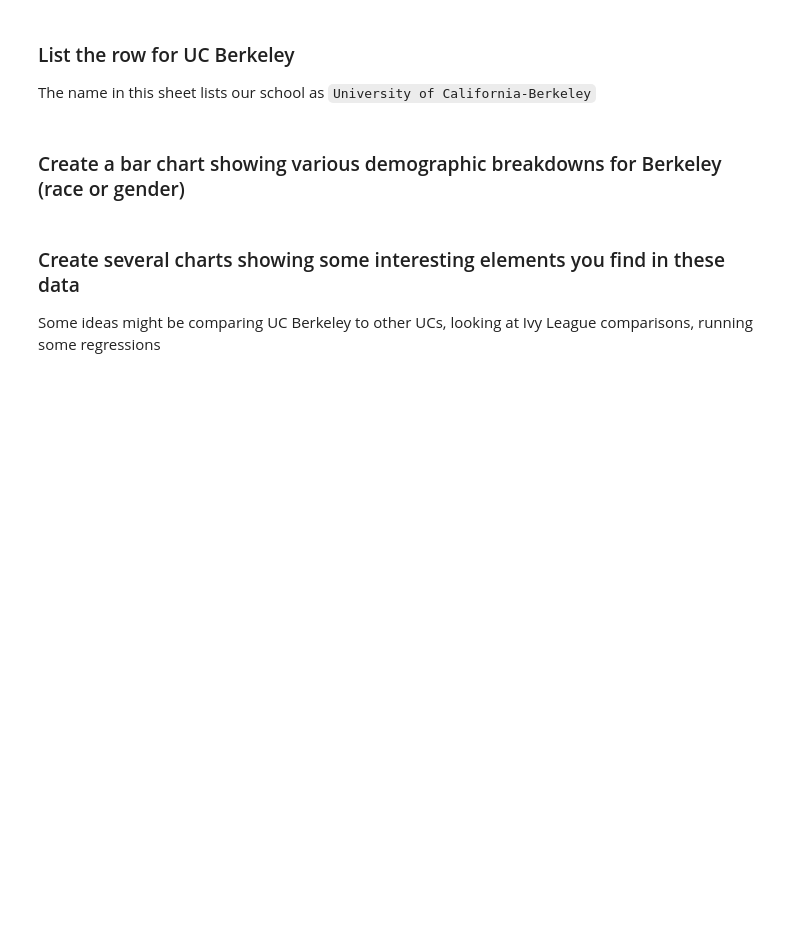
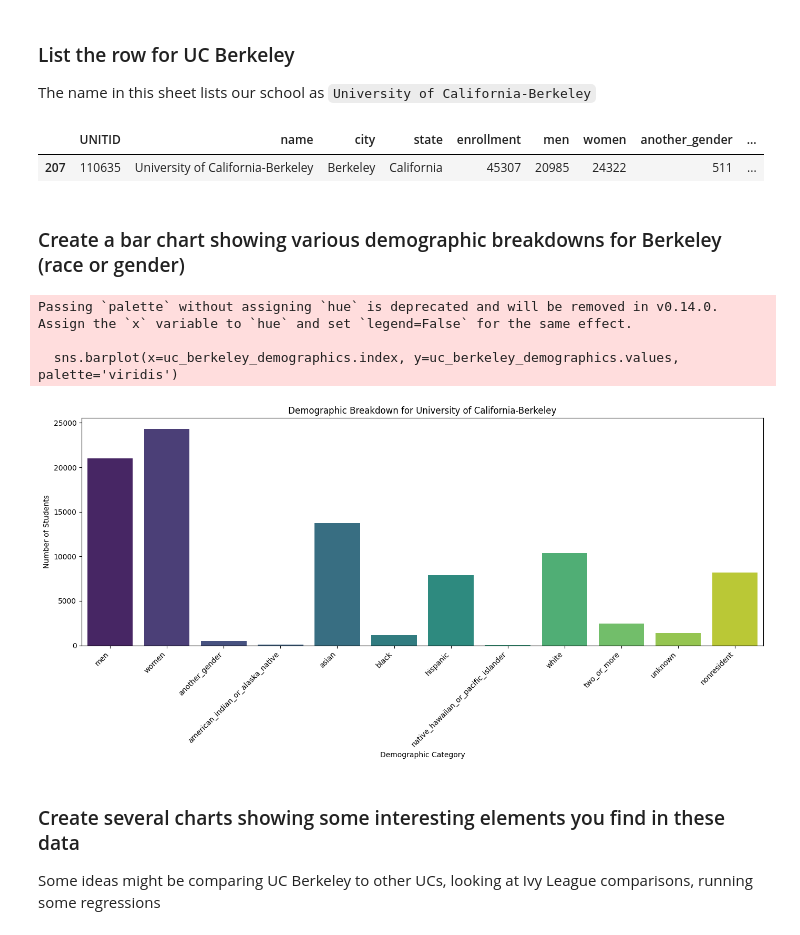
Before and after one commit to mcrebbincoates-pixel/01-first-website, a Jupyter notebook: quiz.ipynb, the cells around one changed output. Drawn from its saved outputs; the diff is of its cells as text; code cells hidden in the pictures; blank space fills up the shorter version.

```diff
--- a/quiz.ipynb
+++ b/quiz.ipynb
@@ -71,3 +234,6 @@ Don't worry about sorting from highest to lowest any more.
 ### Show me a list of colleges where women are the highest percentage
 
 `percent_women = women / enrollment`
+# %%
+df['percent_women'] = (df['women'] / df['enrollment']) * 100
+df.sort_values(by='percent_women', ascending=False)[['name', 'percent_women', 'women', 'enrollment']].head()
@@ -75,3 +248,6 @@ Don't worry about sorting from highest to lowest any more.
 ### Show me a list of colleges where international (nonresident) students are the highest percentage of enrollment
 
 `percent_international = nonresident / enrollment`
+# %%
+df['percent_nonresident'] = (df['nonresident'] / df['enrollment']) * 100
+df.sort_values(by='percent_nonresident', ascending=False)[['name', 'percent_nonresident', 'nonresident', 'enrollment']].head()
@@ -81,8 +280,37 @@ Don't worry about sorting from highest to lowest any more.
 ### List the row for UC Berkeley
 
 The name in this sheet lists our school as `University of California-Berkeley`
+# %%
+df[df['name'] == 'University of California-Berkeley']
+# %% [output]
+|  | UNITID | name | city | state | enrollment | men | women | another_gender | ... |
+| 207 | 110635 | University of California-Berkeley | Berkeley | California | 45307 | 20985 | 24322 | 511 | ... |
 # %% [markdown]
 ### Create a bar chart showing various demographic breakdowns for Berkeley (race or gender)
+# %%
+uc_berkeley_data = df[df['name'] == 'University of California-Berkeley'].iloc[0]
+
+demographic_columns = [
+    'men', 'women', 'another_gender',
+    'american_indian_or_alaska_native', 'asian', 'black', 'hispanic',
+    'native_hawaiian_or_pacific_islander', 'white', 'two_or_more', 'unknown', 'nonresident'
+]
+
+uc_berkeley_demographics = uc_berkeley_data[demographic_columns]
+
+plt.figure(figsize=(14, 7))
+sns.barplot(x=uc_berkeley_demographics.index, y=uc_berkeley_demographics.values, palette='viridis')
+plt.title('Demographic Breakdown for University of California-Berkeley')
+plt.xlabel('Demographic Category')
+plt.ylabel('Number of Students')
+plt.xticks(rotation=45, ha='right')
+plt.tight_layout()
+plt.show()
+# %% [output]
+Passing `palette` without assigning `hue` is deprecated and will be removed in v0.14.0. Assign the `x` variable to `hue` and set `legend=False` for the same effect.
+
+  sns.barplot(x=uc_berkeley_demographics.index, y=uc_berkeley_demographics.values, palette='viridis')
+[figure, added]
 # %% [markdown]
 ### Create several charts showing some interesting elements you find in these data
 
```
Also changed, not shown: parts of 24 cells of this notebook.
